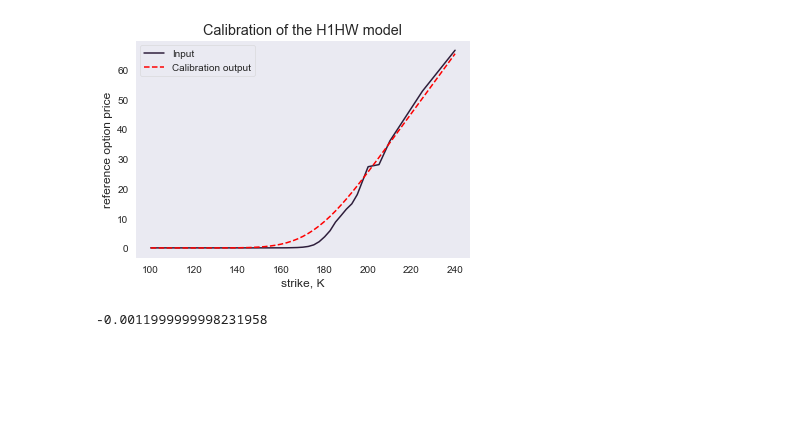
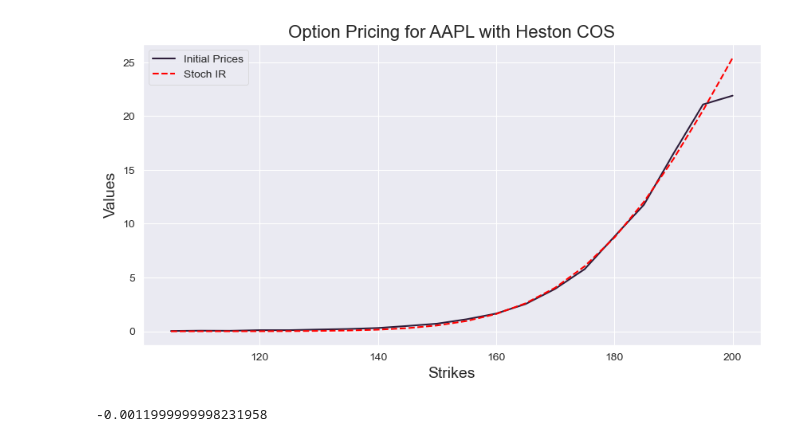
Before and after one commit to kirillzx/Generalized-Bates-model-draft, a Jupyter notebook: Calibrations/Calibration_Main.ipynb, the cells around one changed output. Drawn from its saved outputs; the diff is of its cells as text; code cells hidden in the pictures; blank space fills up the shorter version.

```diff
--- a/Calibrations/Calibration_Main.ipynb
+++ b/Calibrations/Calibration_Main.ipynb
@@ -52,7 +52,7 @@ expiration_dates
 # %%
 s0_apple = 150.62 #15.03.2022
 # %%
-apple_option_calls = ops.get_puts("AAPL", expiration_dates[0])
+apple_option_calls = ops.get_puts("AAPL", expiration_dates[4])
 # %%
 apple_option_calls.head()
 # %% [output]
@@ -72,6 +72,6 @@ apple_spread = apple_option_calls.loc[:, 'Ask'] - apple_option_calls.loc[:, 'Bid
 # %%
 from datetime import datetime
 # %%
-expr_date = datetime.strptime(expiration_dates[1], '%B %d, %Y')
+expr_date = datetime.strptime(expiration_dates[4], '%B %d, %Y')
 expr_date
 # %% [output]
@@ -110,7 +114,7 @@ def error_fHM(x, prices, strikes, s0, spread):
     return value
 # %%
 init_vals = [0.05, 2, 0.3, 0.4, 0.3, -0.7]
-bounds = ((0.001, 0.1), (0.1, 4), (0.2, 1), (0.01, 0.5), (0.01, 1), (-0.9, 0.9))
+bounds = ((0.001, 0.3), (0.001, 4), (0.0001, 2), (0.0001, 1.5), (0.0001, 1.5), (-0.9, 0.9))
 
 # P0T = lambda T: np.exp(0.0012*T+0.0007)
 s0 = 174.62
@@ -266,16 +269,7 @@ def errorFun(CP, tau, T, k, gamma, vb, kr, gammar, mur, krho, murho, sigmarho, r
 T = maturity
 tau = T
 s0 = 174.62
-
-xip = 1
-# muJ = 0
-# sigmaJ = 0.1
-
-
-# r0 = 0.005
-# rho0 = -0.7
-# CP  = 'c'
-
+xip = 0.5
 type_option = 'p'
 
 P0T = lambda T: np.exp(0.0005*T)
@@ -651,30 +643,6 @@ def calibrationH1HW_Global(CP,K,marketPrice,S0,T,P0T):
                    "v0":v0_est, "eta": eta, "kappa": kappa, "lambda": lambd, "rxr": rxr,'ErrorFinal':pars.fun}
     return parmCalibr
 
-# Calibration of the Heston Hull-White model
-
-# def calibrationH1HW(CP,kappa,Rxr,eta,lambd,K,marketPrice,S0,T,P0T):
-#     K = np.array(K)
-#     marketPrice = np.array(marketPrice)
-#     # x = [gamma,vBar,Rxv,v0]
-#     f_obj = lambda x: TargetValH1HW(CP,kappa,x[0],x[1],Rxr,x[2],x[3],eta,lambd,K,marketPrice,S0,T,P0T)
-
-#     # Random initial guess
-
-#     #[gamma,vBar,Rxv,v0]
-#     initial = np.array([1.0, 0.05,-0.7, 0.05])
-#     pars  = minimize(f_obj,initial,method='nelder-mead', options = \
-#                      {'xtol': 1e-05, 'disp': False,'maxiter':100})
-#     print(pars)
-
-#     gamma_est = pars.x[0]
-#     vBar_est = pars.x[1]
-#     Rxv_est = pars.x[2]
-#     v0_est = pars.x[3]
-#     parmCalibr =  {"gamma":gamma_est,"vBar":vBar_est,"Rxv":Rxv_est,\
-#                    "v0":v0_est,'ErrorFinal':pars.fun}
-#     return parmCalibr
-
 def TargetValH1HW(CP,kappa,gamma,vBar,Rxr,Rxv,v0,eta,lambd,K,marketPrice,S0,T,P0T):
     if K is not np.array:
         K = np.array(K).reshape([len(K),1])
@@ -688,7 +656,7 @@ def TargetValH1HW(CP,kappa,gamma,vBar,Rxr,Rxv,v0,eta,lambd,K,marketPrice,S0,T,P0
 
     # Error is defined as the difference between the market and the model
 
-    errorVector = np.mean((valCOS - marketPrice)**2)
+    errorVector = np.mean((valCOS.T[0] - marketPrice)**2)
 
     # Target value is a norm of the error vector
 
@@ -747,14 +715,6 @@ def mainCalculation():
 #     referenceIV = np.array(referenceIV).reshape([len(referenceIV),1])
 #     referencePrice = P0T(T)* BS_Call_Put_Option_Price(CP,S0 / P0T(T),K,referenceIV,T,0.0)
     referencePrice = apple_market_price
-
-    plt.figure(2)
-    plt.title('Calibration of the H1HW model')
-    plt.plot(K,referencePrice)
-    plt.xlabel('strike, K')
-    plt.ylabel('reference option price')
-    plt.grid()
-
     calibratedParms =  calibrationH1HW_Global(CP,K,referencePrice,S0,T,P0T)
 
     gamma = calibratedParms.get('gamma')
@@ -770,37 +730,22 @@ def mainCalculation():
     cf2 = ChFH1HWModel(P0T,lambd,eta,T,kappa,gamma,vBar,v0,Rxv, Rxr)
     valCOS_H1HW = CallPutOptionPriceCOSMthd_StochIR(cf2, CP, S0, T, K, N, L,P0T(T))
 
-    plt.plot(K,valCOS_H1HW,'--r')
-    plt.legend(['Input','Calibration output'])
+    print(np.mean((referencePrice - valCOS_H1HW.T[0])**2))
 
 
-    print("Optimal parameters for H1-HW are: gamma = {0:.3f}, vBar = {1:.3f}, Rxv = {2:.3f}, v0 = {3:.3f}".format(gamma,vBar,Rxv,v0))
-    print("=======================================================================")
-    print('Final error for H1HW={0}'.format(round(np.sqrt(errorH1HW), 9)))
+#     print("Optimal parameters for H1-HW are: gamma = {0:.3f}, vBar = {1:.3f}, Rxv = {2:.3f}, v0 = {3:.3f}".format(gamma,vBar,Rxv,v0))
+    print('Final error for H1HW = {0}'.format(np.sqrt(round(errorH1HW, 9))))
 
-    # Plot implied volatilities for both models
+    plt.subplots(figsize=(10, 5), dpi=100)
 
-#     IVH1HW =np.zeros([len(K),1])
-#     IVSZHW =np.zeros([len(K),1])
-#     IVMarket =np.zeros([len(K),1])
-#     for (idx,k) in enumerate(K):
-#         IVMarket[idx] = ImpliedVolatilityBlack76(CP,referencePrice[idx]/P0T(T),k,T,S0/P0T(T))*100.0
-#         IVH1HW[idx] = ImpliedVolatilityBlack76(CP,valCOS_H1HW[idx]/P0T(T),k,T,S0/P0T(T))*100.0
-#         IVSZHW[idx] = ImpliedVolatilityBlack76(CP,valCOS_SZHW[idx]/P0T(T),k,T,S0/P0T(T))*100.0
+    plt.plot(K, apple_market_price, label='Initial Prices')
+    plt.plot(K, valCOS_H1HW, '--', color='red', label='Stoch IR')
 
-#     plt.figure(3)
-#     plt.plot(K,IVMarket)
-#     plt.plot(K,IVH1HW,'--r')
-#     plt.plot(K,IVSZHW)
-#     plt.grid()
-#     plt.legend(['market','H1HW','SZHW'])
-
-#     print('Market IV')
-#     print(IVMarket)
-#     print('H1HW IV')
-#     print(IVH1HW)
-#     print('SZHW IV')
-#     print(IVSZHW)
+    plt.title('Option Pricing for AAPL with Heston COS', fontsize=16)
+    plt.xlabel('Strikes', fontsize=14)
+    plt.ylabel('Values', fontsize=14)
+    plt.legend()
+    plt.show()
 
 mainCalculation()
 # %% [output]
@@ -810,4 +754,4 @@ Final error for H1HW=21.260464148
-[figure, old version]
+[figure, new version]
 # %%
 import numpy as np
 # %%
```
Also changed, not shown: parts of 22 cells of this notebook.
